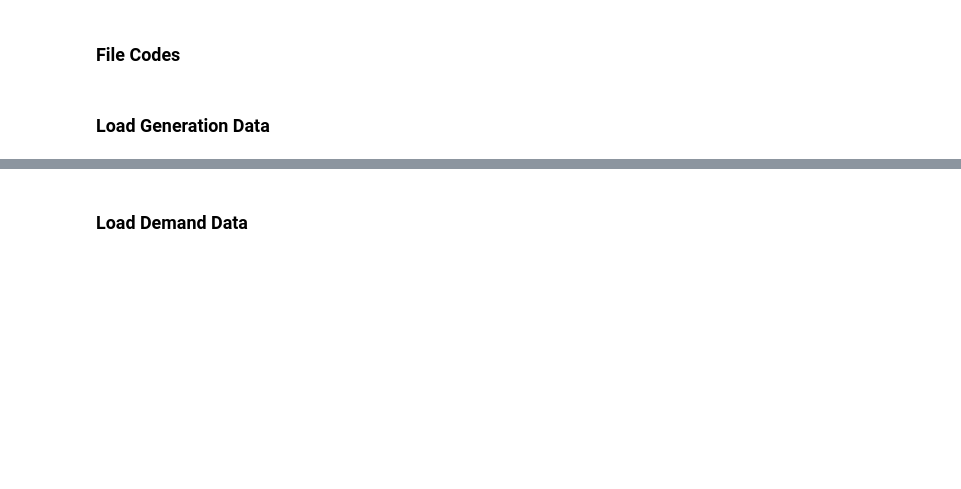
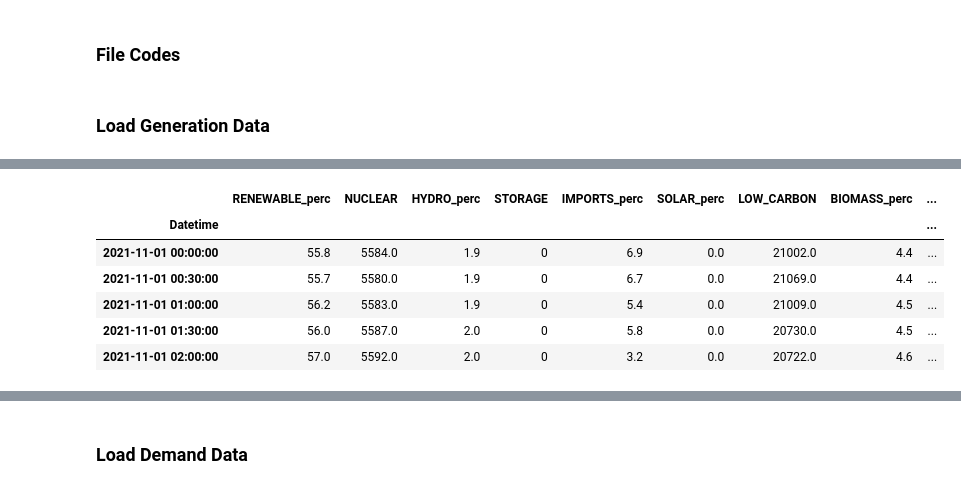
Before and after one commit to jordiferrero/grid-uk-ml, a Jupyter notebook: analysis/GenerationDemandData.ipynb, the cells around one changed output, grey strips where cells are left out. Cells and saved outputs as stored; diff of their text form; code cells hidden in the pictures; blank space fills up the shorter version.

```diff
--- a/analysis/GenerationDemandData.ipynb
+++ b/analysis/GenerationDemandData.ipynb
@@ -47,7 +47,9 @@ datacode_gen1 = "f93d1835-75bc-43e5-84ad-12472b180a98"
 ## Load Data
 datevar = "DATETIME"
 gen = data_pull_date(datacode_gen1,datevar,date_start,date_end,entry_limit)
+
 gen[datevar] = pd.to_datetime(gen[datevar], format="%Y/%m/%d %H:%M:%S")
+gen[datevar] = gen[datevar].dt.tz_localize(None)
 
 ## Check Data Start and End times
 start_time = gen.loc[0,datevar]
@@ -78,6 +80,7 @@ dtm_unique = set(dtm_unique) # Find each unique month
 
 # Assign dataframe key
 dtm = gen[datevar].dt.strftime("%Y-%m") # Get all dates in dataset
+gen[datevar] = pd.to_datetime(gen[datevar], format="%Y/%m/%d %H:%M")
 gen = gen.set_index(datevar)
 gen.index.names = ['Datetime']
 
@@ -94,3 +97,10 @@ End Time: 2022-10-31 23:30:00+00:00
 # %%
-print(gen)
+gen.head()
 # %% [output]
+|  | RENEWABLE_perc | NUCLEAR | HYDRO_perc | STORAGE | IMPORTS_perc | SOLAR_perc | LOW_CARBON | BIOMASS_perc | ... |
+| Datetime |  |  |  |  |  |  |  |  | ... |
+| 2021-11-01 00:00:00 | 55.8 | 5584.0 | 1.9 | 0 | 6.9 | 0.0 | 21002.0 | 4.4 | ... |
+| 2021-11-01 00:30:00 | 55.7 | 5580.0 | 1.9 | 0 | 6.7 | 0.0 | 21069.0 | 4.4 | ... |
+| 2021-11-01 01:00:00 | 56.2 | 5583.0 | 1.9 | 0 | 5.4 | 0.0 | 21009.0 | 4.5 | ... |
+| 2021-11-01 01:30:00 | 56.0 | 5587.0 | 2.0 | 0 | 5.8 | 0.0 | 20730.0 | 4.5 | ... |
+| 2021-11-01 02:00:00 | 57.0 | 5592.0 | 2.0 | 0 | 3.2 | 0.0 | 20722.0 | 4.6 | ... |
```
Also changed, not shown: parts of 4 cells of this notebook, 56 other files.
